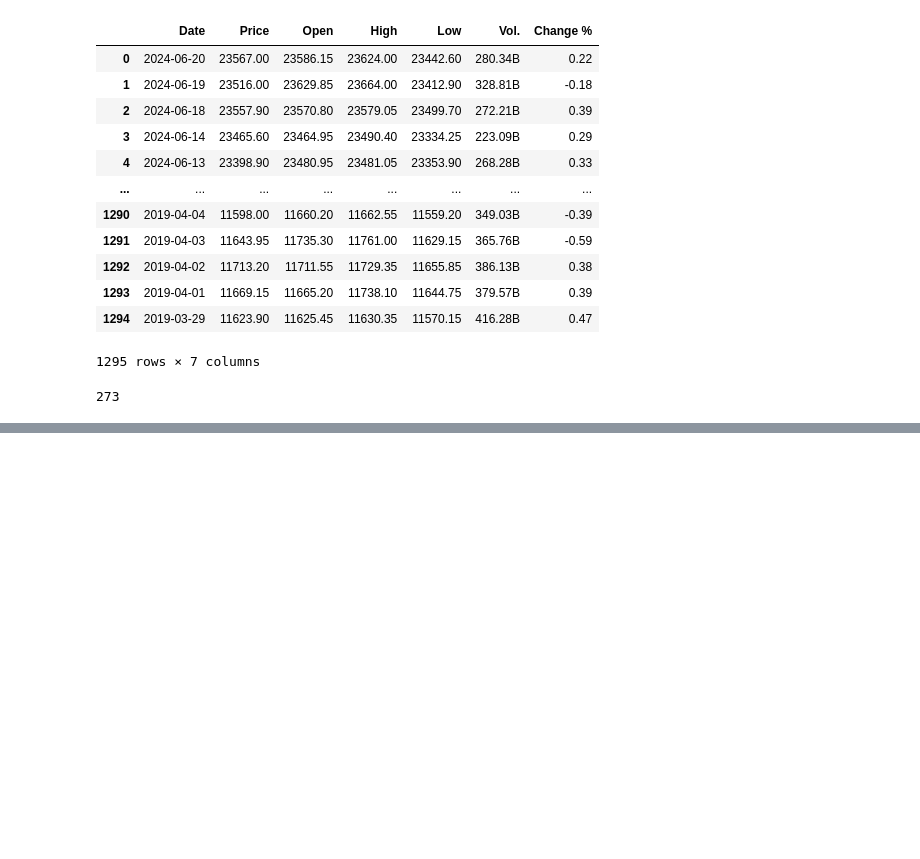
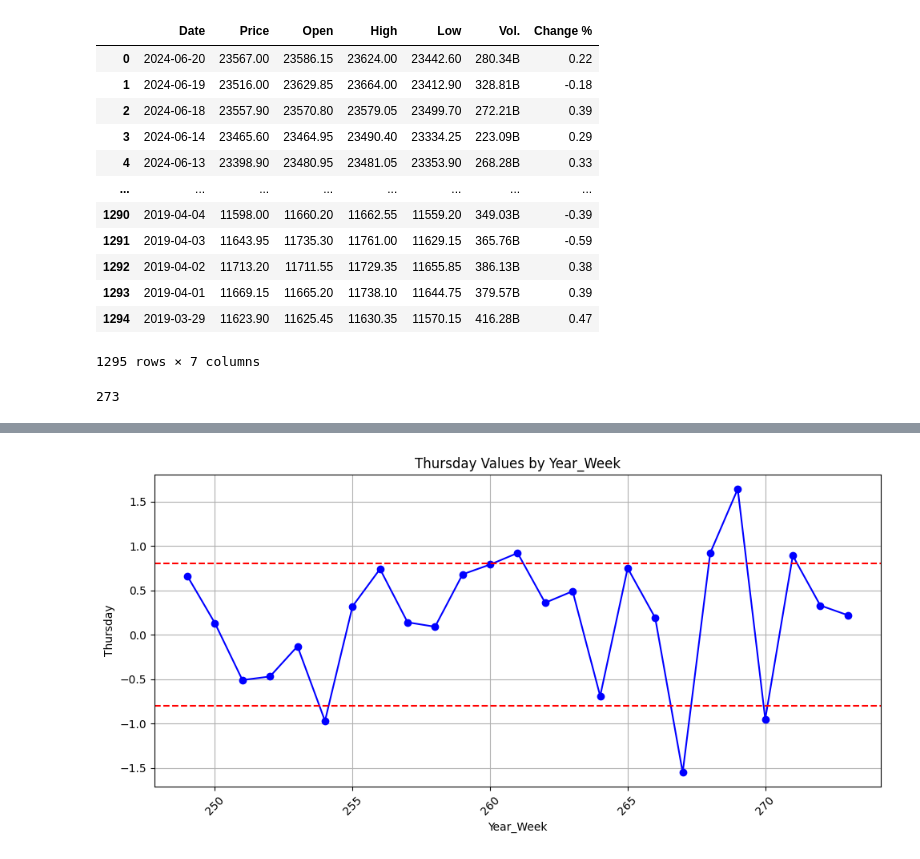
Before and after one commit to bala-ceg/backtest-strategies, a Jupyter notebook: weeklyexpiry_prediction.ipynb, the cells around one changed output, grey strips where cells are left out. Cells and saved outputs as stored; diff of their text form; code cells hidden in the pictures; blank space fills up the shorter version.

```diff
--- a/weeklyexpiry_prediction.ipynb
+++ b/weeklyexpiry_prediction.ipynb
@@ -202,5 +213,6 @@ pivoted_data_1
 273 rows × 7 columns
 # %%
 pivoted_data_2['Year_Week'] = pivoted_data_2['Year'].astype(str) + '_' + pivoted_data_2['Week_Number'].astype(str)
-pivoted_data_3 = pivoted_data_2[['Year_Week', 'Thursday']]
-pivoted_data_3
+pivoted_data_3 = pivoted_data_2[pivoted_data_2['Year'] == 2024]
+print(len(pivoted_data_3))
+len(pivoted_data_3[(pivoted_data_3['Thursday'] < 0.5) & (pivoted_data_3['Thursday'] > -0.5)])
@@ -228,0 +239,16 @@ plt.gca().spines[['top', 'right']].set_visible(False)
+# %%
+
+from matplotlib import pyplot as plt
+plt.figure(figsize=(10, 5))
+plt.plot(pivoted_data_3['Thursday'], marker='o', linestyle='-', color='b')
+plt.xlabel('Year_Week')
+plt.ylabel('Thursday')
+plt.title('Thursday Values by Year_Week')
+plt.xticks(rotation=45)
+plt.grid(True)
+plt.axhline(y=0.8, color='red', linestyle='--')
+plt.axhline(y=-0.8, color='red', linestyle='--')
+plt.tight_layout()
+plt.show()
+# %% [output]
+[figure, added]
```
Also changed, not shown: parts of 12 cells of this notebook.
